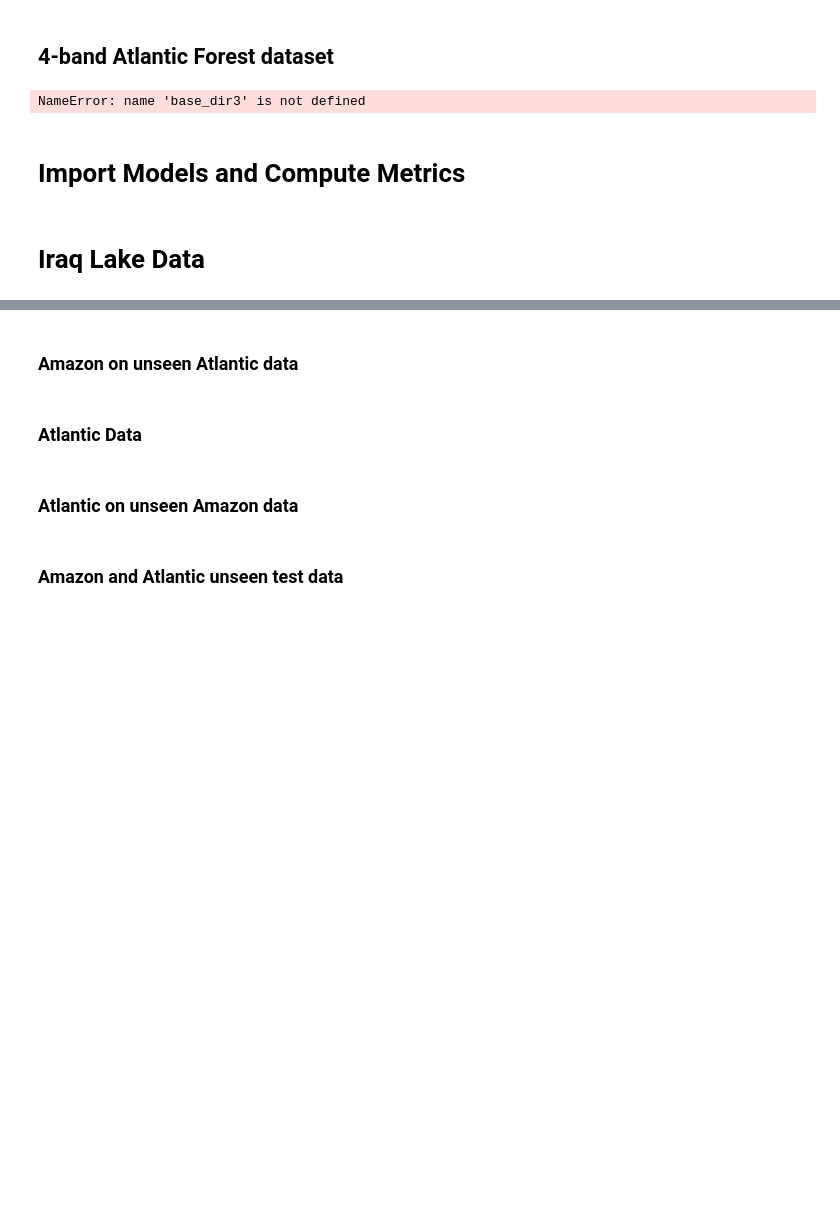
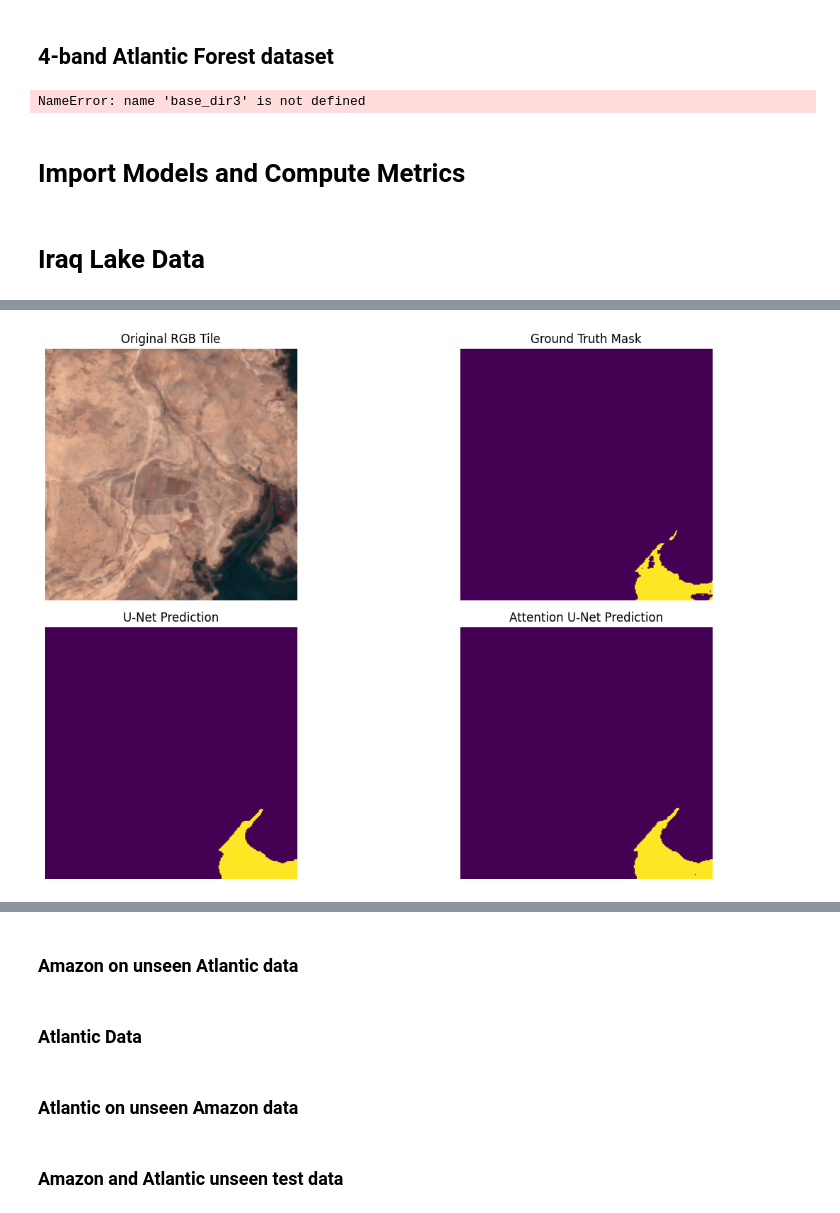
Before and after one commit to robotics-hana/COMP0173, a Jupyter notebook: Iraq_Lake_Classifier.ipynb, the cells around one changed output, grey strips where cells are left out. Drawn from its saved outputs; the diff is of its cells as text; code cells hidden in the pictures; blank space fills up the shorter version.

```diff
--- a/Iraq_Lake_Classifier.ipynb
+++ b/Iraq_Lake_Classifier.ipynb
@@ -1445,0 +1446,99 @@ Attention U-Net F1-score:  0.6782636104065974
+# %%
+
+
+# Convert lists to numpy arrays if needed
+validation_images2 = np.array(validation_images2)
+validation_masks2  = np.array(validation_masks2)
+
+print("Validation data:", validation_images2.shape, validation_masks2.shape)
+
+# ==========================================
+# HELPER FUNCTIONS
+# ==========================================
+def to_rgb(img4):
+    """ Convert 4-band tile → RGB using B4,B3,B2 """
+    rgb = img4[..., [2, 1, 0]].astype("float32")
+    rgb = rgb - np.nanmin(rgb)
+    rgb = rgb / (np.nanmax(rgb) + 1e-6)
+    return rgb
+
+def overlay(rgb, mask_bin, alpha=0.4):
+    plt.imshow(rgb)
+    plt.imshow(mask_bin, cmap="cool", alpha=alpha)
+    plt.axis("off")
+
+# ==========================================
+# PICK TILE INDEX (CHANGE THIS)
+# ==========================================
+tile_idx = 97
+
+tile_img = validation_images2[tile_idx]          # (256,256,4)
+tile_mask = validation_masks2[tile_idx, ..., 0]  # (256,256)
+
+rgb = to_rgb(tile_img)
+
+# ==========================================
+# MODEL PREDICTIONS
+# ==========================================
+unet_pred = unet_4d.predict(tile_img[np.newaxis, ...])[0, ..., 0]
+attn_pred = attention_unet_4d.predict(tile_img[np.newaxis, ...])[0, ..., 0]
+
+unet_pred_bin = np.round(unet_pred)
+attn_pred_bin = np.round(attn_pred)
+
+print("Predictions complete for tile:", tile_idx)
+
+# ==========================================
+# FIGURE 1 — RGB, GT, UNET, ATTENTION UNET
+# ==========================================
+plt.figure(figsize=(14, 8))
+
+plt.subplot(2,2,1)
+plt.imshow(rgb)
+plt.title("Original RGB Tile")
+plt.axis("off")
+
+plt.subplot(2,2,2)
+plt.imshow(tile_mask, cmap="viridis")
+plt.title("Ground Truth Mask")
+plt.axis("off")
+
+plt.subplot(2,2,3)
+plt.imshow(unet_pred_bin, cmap="viridis")
+plt.title("U-Net Prediction")
+plt.axis("off")
+
+plt.subplot(2,2,4)
+plt.imshow(attn_pred_bin, cmap="viridis")
+plt.title("Attention U-Net Prediction")
+plt.axis("off")
+
+plt.tight_layout()
+plt.savefig("lake_segmentation_panels.png", dpi=300, bbox_inches='tight')
+plt.show()
+
+print("Saved: lake_segmentation_panels.png")
+
+# ==========================================
+# FIGURE 2 — OVERLAYS
+# ==========================================
+plt.figure(figsize=(15,5))
+
+plt.subplot(1,3,1)
+overlay(rgb, tile_mask)
+plt.title("RGB + Ground Truth")
+
+plt.subplot(1,3,2)
+overlay(rgb, unet_pred_bin)
+plt.title("RGB + U-Net Prediction")
+
+plt.subplot(1,3,3)
+overlay(rgb, attn_pred_bin)
+plt.title("RGB + Attention U-Net Prediction")
+
+plt.tight_layout()
+plt.savefig("lake_segmentation_overlays.png", dpi=300, bbox_inches='tight')
+plt.show()
+
+print("Saved: lake_segmentation_overlays.png")
+# %% [output]
@@ -1445,0 +1549 @@ Attention U-Net F1-score:  0.6782636104065974
+[figure, added]
```
Also changed, not shown: parts of 22 cells of this notebook.
